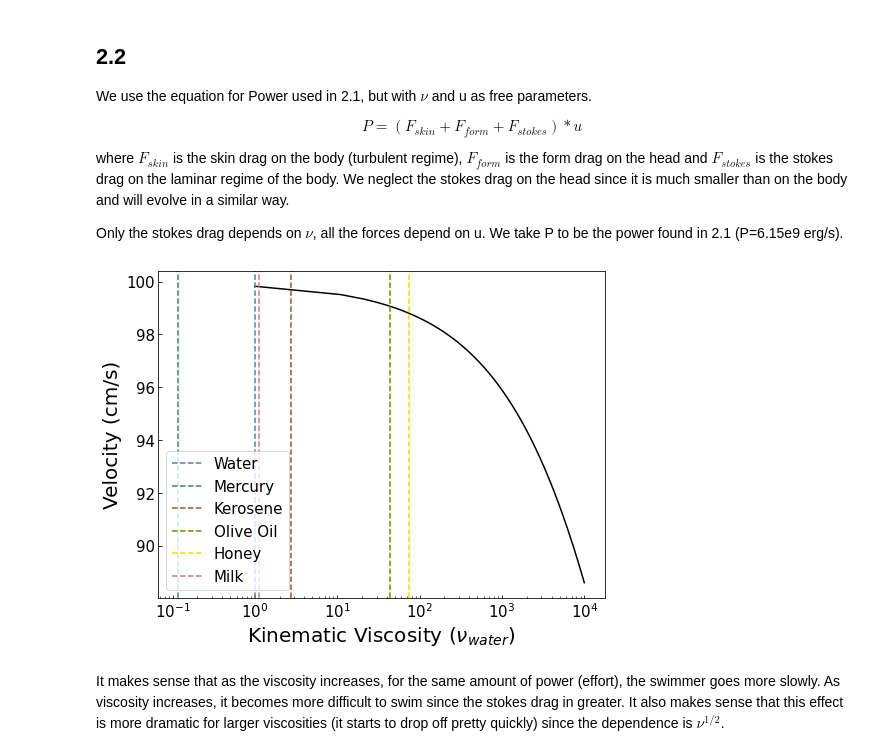
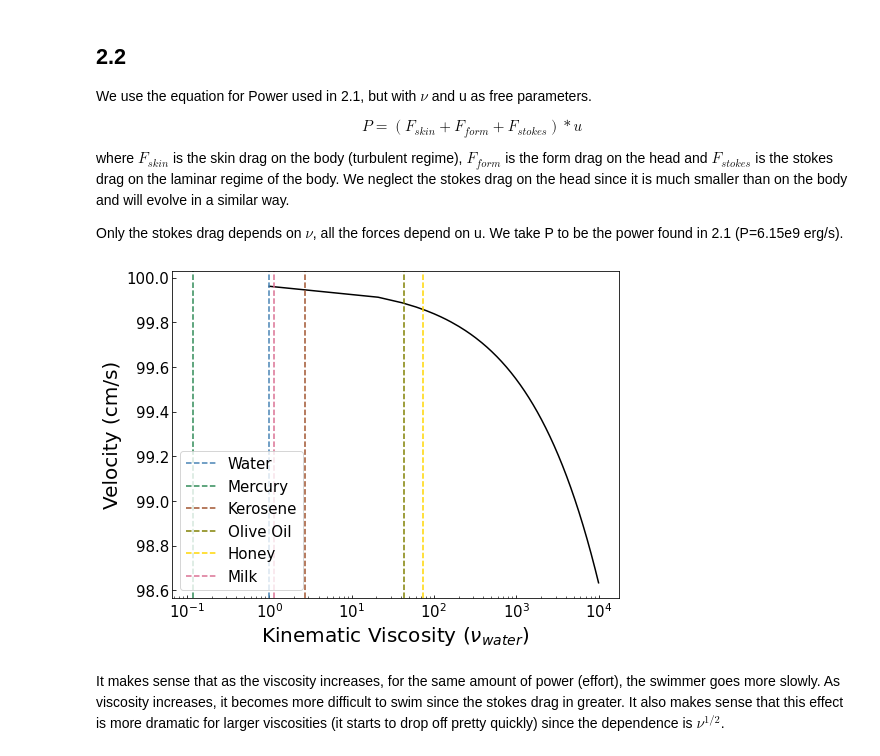
Before and after one commit to amaliakaralis/Fluids_PHYS432, a Jupyter notebook: Swimming_in_Syrup_PS3Q2.ipynb, the cells around one changed output. Saved outputs shown, nothing was run; the diff lists cells and outputs as text; code cells hidden in the pictures.

Commit message:
Corrected a small error, forgot to multiply by v_water.

```diff
--- a/Swimming_in_Syrup_PS3Q2.ipynb
+++ b/Swimming_in_Syrup_PS3Q2.ipynb
@@ -20,8 +20,8 @@ from scipy.optimize import fsolve
 
 ## 2.2
 
-n = 1000
-v = np.linspace(1, 1e4, n) # define the linspace of viscosities in units of v_water
+n = 500
+v = np.linspace(1, 1e4, n)*0.01 # define the linspace of viscosities
 def Power(u):
     ## the power is the sum of the forces (as calculated in 2.1) times velocity
     # u is velocity, v is viscosity
@@ -39,42 +39,42 @@ def Power(u):
     F_form = np.pi / 8 * c_p * rho * u**2 * b**2
     F_stokes = 4*rho * v**(1/2) * u**(3/2) * L_l**(1/2) * b
 
-    P_i = 6.15e9 # the power we found in 2.1
+    P_i = 6.1525e9 # the power we found in 2.1
     return (F_skin+F_form+F_stokes)*u - P_i
 
 
 u_guess = np.zeros(n)+100 # define a guess for u
 
 # now we solve for u as a function of v
 u_sol = fsolve(Power, u_guess)
 
 ## list some common fluid viscosities (all in terms of v_water)
 # from https://www.engineersedge.com/fluid_flow/kinematic-viscosity-table.htm
 v_water = 1e-6 #(in SI)
 v_olive_oil = 4.32e-5/v_water
 v_honey = 7.36e-5/v_water
 v_kerosene = 2.71e-6/v_water
 v_mercury = 1.18e-7/v_water
 v_milk = 1.13e-6/v_water
 
 # plot
 plt.figure(figsize=(8,6))
-plt.plot(v, u_sol, color='black')
+plt.plot(v/0.01, u_sol, color='black')
 plt.xscale('log')
 plt.axvline(1, label='Water', linestyle='--', color='steelblue')
 plt.axvline(v_mercury, label='Mercury', linestyle='--', color='seagreen')
 plt.axvline(v_kerosene, label='Kerosene', linestyle='--', color='sienna')
 plt.axvline(v_olive_oil, label='Olive Oil', linestyle='--', color='olive')
 plt.axvline(v_honey, label='Honey', linestyle='--', color='gold')
 plt.axvline(v_milk, label='Milk', linestyle='--', color='palevioletred')
 plt.legend(loc='lower left', fontsize=15)
 plt.xlabel(r'Kinematic Viscosity ($\nu_{water}$)', fontsize=20)
 plt.ylabel('Velocity (cm/s)', fontsize=20)
 plt.tick_params(labelsize=15, direction='in')
 plt.tick_params(which='minor',labelsize=15, direction='in')
 plt.show()
 # %% [output]
-[figure, old version]
+[figure, new version]
 # %% [markdown]
 It makes sense that as the viscosity increases, for the same amount of power (effort), the swimmer goes more slowly. As viscosity increases, it becomes more difficult to swim since the stokes drag in greater. It also makes sense that this effect is more dramatic for larger viscosities (it starts to drop off pretty quickly) since the dependence is $\nu^{1/2}$.
 # %% [markdown]
```
Also changed, not shown: parts of 2 cells of this notebook.
